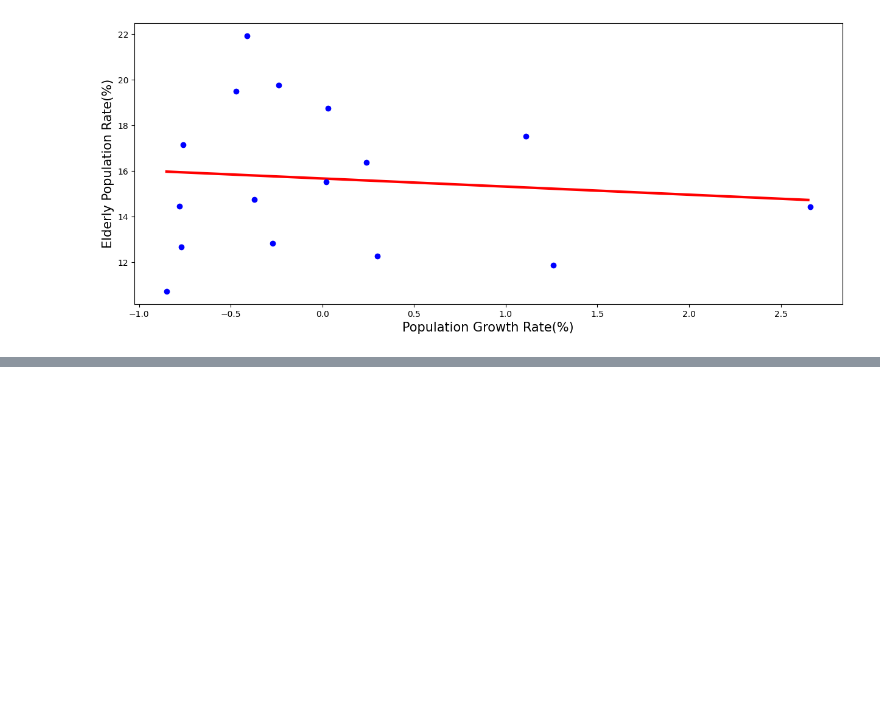
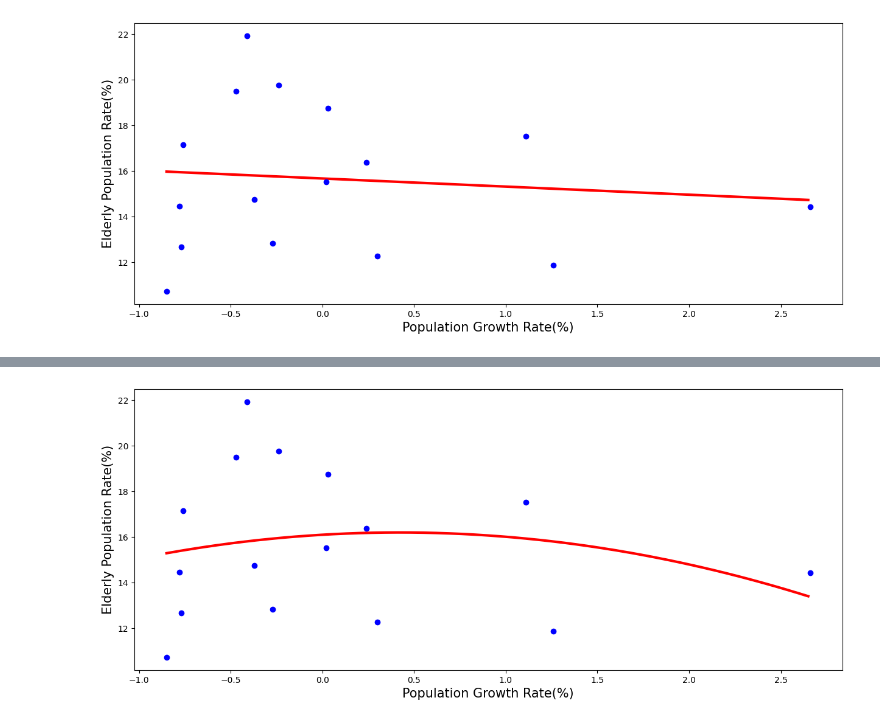
Before and after one commit to rubinkim/deep_learning_09_2022, a Jupyter notebook: chapter_04/ch04_01.ipynb, the cells around one changed output, grey strips where cells are left out. Cells and saved outputs as stored; diff of their text form; code cells hidden in the pictures; blank space fills up the shorter version.

```diff
--- a/chapter_04/ch04_01.ipynb
+++ b/chapter_04/ch04_01.ipynb
@@ -11,6 +11,9 @@ import random
 X = [0.3, -0.78, 1.26, 0.03, 1.11, 0.24, -0.24, -0.47, -0.77, -0.37, -0.85, -0.41, -0.27, 0.02, -0.76, 2.66]
 y = [12.27, 14.44, 11.87, 18.75, 17.52, 16.37, 19.78, 19.51, 12.65, 14.74, 10.72, 21.94, 12.83, 15.51, 17.14, 14.42]
 
+X = np.array(X)
+y = np.array(y)
+
 len(X), len(y)
 # %% [output]
 (16, 16)
@@ -69,0 +75,18 @@ plt.show()
+# %%
+# a, b, c를 랜덤한 값으로 초기화한다.
+a = tf.Variable(random.random())
+b = tf.Variable(random.random())
+c = tf.Variable(random.random())
+
+# 잔차 제곱의 평균을 반환하는 함수를 정의한다.
+def compute_loss():
+    y_pred = a * X ** 2 + b * X + c
+    loss = tf.reduce_mean((y - y_pred) ** 2)
+    return loss
+
+optimizer = tf.optimizers.Adam(learning_rate=0.07)
+
+for i in range(1000):
+    optimizer.minimize(compute_loss, var_list = [a,b,c])
+    if i % 100 == 99:
+        print(f"{i:3d}  a :  {a.numpy():8.4f}     b : {b.numpy():8.4f}     c : {c.numpy():8.4f}    loss : {compute_loss().numpy():10.6f}")
@@ -69,0 +104,13 @@ plt.show()
+# %%
+plt.rcParams['figure.figsize'] = (15, 6)
+line_x = np.arange(min(X), max(X), 0.01)
+line_y = a * line_x * line_x + b * line_x + c
+
+# 그래프를 그린다.
+plt.plot(line_x, line_y, 'r-', linewidth=3)
+plt.plot(X, y, 'bo')
+plt.xlabel('Population Growth Rate(%)', size=15)
+plt.ylabel('Elderly Population Rate(%)', size=15)
+plt.show()
+# %% [output]
+[figure, added]
```
Also changed, not shown: parts of 3 cells of this notebook.
